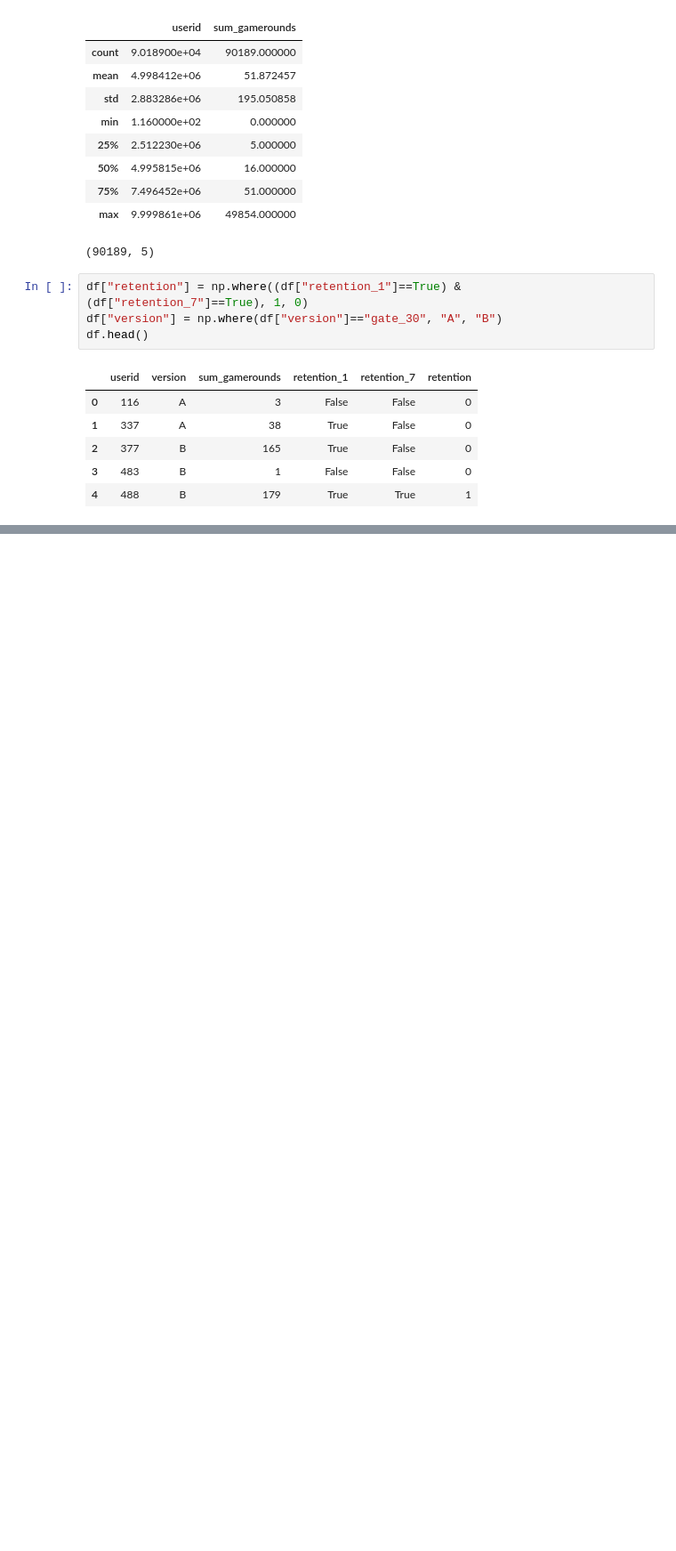
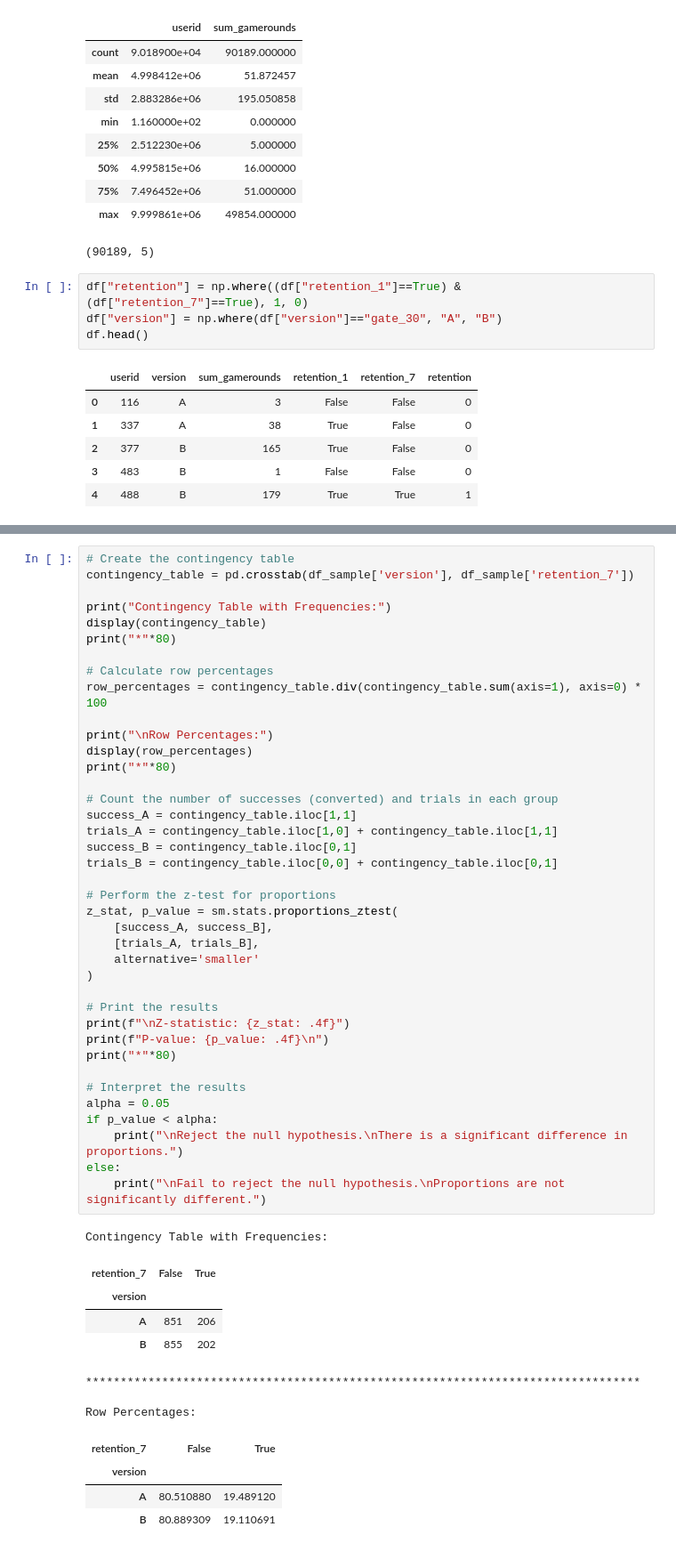
Before and after one commit to miaspacejensen/statistics-sandbox, a Jupyter notebook: A-B Testing/example.ipynb, the cells around one changed output, grey strips where cells are left out. Shown: that part at 89% size. Saved outputs shown, nothing was run; the diff lists cells and outputs as text; blank space fills up the shorter version.

```diff
--- a/A-B Testing/example.ipynb
+++ b/A-B Testing/example.ipynb
@@ -154,0 +223,52 @@ H1: A != B
+# %%
+# Create the contingency table
+contingency_table = pd.crosstab(df_sample['version'], df_sample['retention_7'])
+
+print("Contingency Table with Frequencies:")
+display(contingency_table)
+print("*"*80)
+
+# Calculate row percentages
+row_percentages = contingency_table.div(contingency_table.sum(axis=1), axis=0) * 100
+
+print("\nRow Percentages:")
+display(row_percentages)
+print("*"*80)
+
+# Count the number of successes (converted) and trials in each group
+success_A = contingency_table.iloc[1,1]
+trials_A = contingency_table.iloc[1,0] + contingency_table.iloc[1,1]
+success_B = contingency_table.iloc[0,1]
+trials_B = contingency_table.iloc[0,0] + contingency_table.iloc[0,1]
+
+# Perform the z-test for proportions
+z_stat, p_value = sm.stats.proportions_ztest(
+    [success_A, success_B],
+    [trials_A, trials_B],
+    alternative='smaller'
+)
+
+# Print the results
+print(f"\nZ-statistic: {z_stat: .4f}")
+print(f"P-value: {p_value: .4f}\n")
+print("*"*80)
+
+# Interpret the results
+alpha = 0.05
+if p_value < alpha:
+    print("\nReject the null hypothesis.\nThere is a significant difference in proportions.")
+else:
+    print("\nFail to reject the null hypothesis.\nProportions are not significantly different.")
+# %% [output]
+Contingency Table with Frequencies:
+| retention_7 | False | True |
+| version |  |  |
+| A | 851 | 206 |
+| B | 855 | 202 |
+********************************************************************************
+
+Row Percentages:
+| retention_7 | False | True |
+| version |  |  |
+| A | 80.510880 | 19.489120 |
+| B | 80.889309 | 19.110691 |
```
Also changed, not shown: parts of 10 cells of this notebook, 3 other files.
